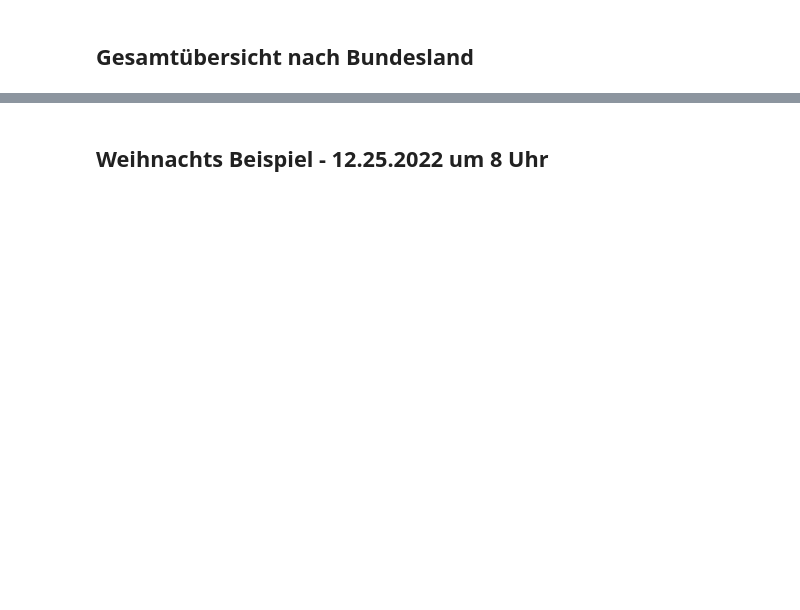
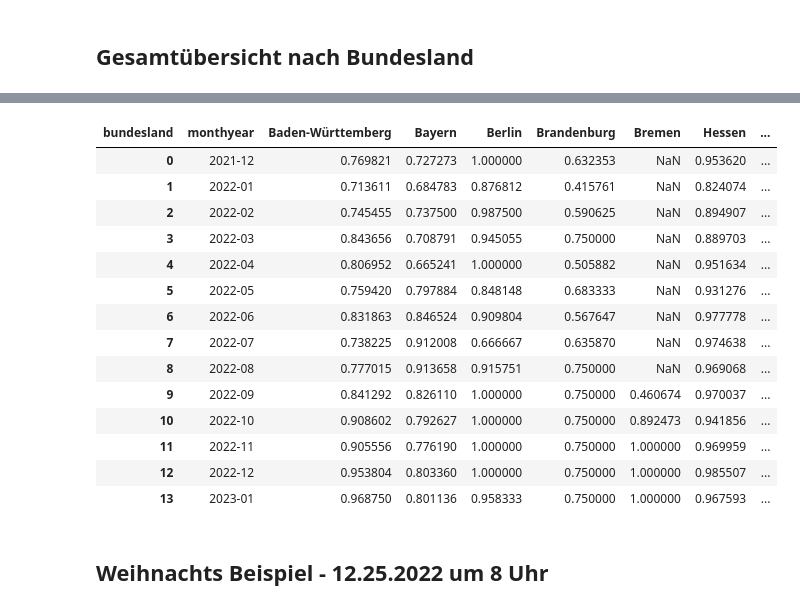
Before and after one commit to correctiv/frauenhaus-scraper, a Jupyter notebook: analysis.ipynb, the cells around one changed output, grey strips where cells are left out. Drawn from its saved outputs; the diff is of its cells as text; code cells hidden in the pictures; blank space fills up the shorter version.

Commit message:
update analysis to include all 3 daily statuses

```diff
--- a/analysis.ipynb
+++ b/analysis.ipynb
@@ -105,7 +124,7 @@ df_shelter_monthly.to_csv("./data/cleaned/belegungsquote_nach_year_month_shelter
 # %% [markdown]
 ## Overall shelter-level summary
 # %%
-df_shelter = df_shelter_date.groupby(["shelter_name","shelter_id","bundesland","bez","gen","status","latitude","longitude"]).agg(
+df_shelter = df.groupby(["shelter_name","shelter_id","bundesland","bez","gen","status","latitude","longitude"]).agg(
     n = ("status", "count")
 ).reset_index()
 df_shelter.head()
@@ -112,18 +138,16 @@ df_shelter.head()
 # %%
 # pivot to wide and fill values
-df_shelter = pd.pivot(
+df_shelter_wide = pd.pivot(
     df_shelter,
     index=["shelter_name","shelter_id","bundesland","bez","gen","latitude","longitude"],
     columns="status",
     values="n"
 ).reset_index().replace(np.nan, 0)
 
-# calculate total
-df_shelter["n"] = df_shelter.iloc[:,7:].sum(axis=1)
+n = sum(counts.timestamp_count)
 
 # get columns as pct
-df_shelter.iloc[:,7:-1] = df_shelter.iloc[:,7:-1].apply(lambda x : x / df_shelter.n, axis=0)
+df_shelter_wide.iloc[:,7:] = df_shelter_wide.iloc[:,7:]/n
 
-df_shelter = df_shelter.drop("n", axis=1)
-df_shelter.to_csv("./data/cleaned/belegungsquote_nach_shelter.csv", index=False)
+df_shelter_wide.to_csv("./data/cleaned/belegungsquote_nach_shelter.csv", index=False)
 # %% [markdown]
@@ -131,4 +155,4 @@ df_shelter.to_csv("./data/cleaned/belegungsquote_nach_shelter.csv", index=False)
 # %%
-no_data = df_shelter.loc[df_shelter["keine Angabe"] >= 0.50, "shelter_id"].values
+no_data = df_shelter_wide.loc[df_shelter_wide["keine Angabe"] >= 0.20, "shelter_id"].values
 # %% [markdown]
 ## Gesamtübersicht nach Monat
@@ -168,0 +197,9 @@ nach_bundesland.to_csv("./data/cleaned/bundesland_overview.csv", index=False)
+# %%
+# filter out where no data and mean of each status % by bundesland
+bundesland_monthyear = df_monthyear_wide.loc[~df_monthyear_wide.shelter_id.isin(no_data),] \
+    .groupby(["bundesland", "monthyear"]) \
+    .mean() \
+    .reset_index()
+
+bundesland_monthyear = bundesland_monthyear.drop(["shelter_id"], axis=1)
+bundesland_monthyear.head()
@@ -168,0 +213,19 @@ nach_bundesland.to_csv("./data/cleaned/bundesland_overview.csv", index=False)
+# %%
+monthly_no_places = bundesland_monthyear[["bundesland","monthyear","Keine Aufnahme möglich"]]
+pd.pivot(monthly_no_places, columns="bundesland", values="Keine Aufnahme möglich", index="monthyear").reset_index()
+# %% [output]
+| bundesland | monthyear | Baden-Württemberg | Bayern | Berlin | Brandenburg | Bremen | Hessen | ... |
+| 0 | 2021-12 | 0.769821 | 0.727273 | 1.000000 | 0.632353 | NaN | 0.953620 | ... |
+| 1 | 2022-01 | 0.713611 | 0.684783 | 0.876812 | 0.415761 | NaN | 0.824074 | ... |
+| 2 | 2022-02 | 0.745455 | 0.737500 | 0.987500 | 0.590625 | NaN | 0.894907 | ... |
+| 3 | 2022-03 | 0.843656 | 0.708791 | 0.945055 | 0.750000 | NaN | 0.889703 | ... |
+| 4 | 2022-04 | 0.806952 | 0.665241 | 1.000000 | 0.505882 | NaN | 0.951634 | ... |
+| 5 | 2022-05 | 0.759420 | 0.797884 | 0.848148 | 0.683333 | NaN | 0.931276 | ... |
+| 6 | 2022-06 | 0.831863 | 0.846524 | 0.909804 | 0.567647 | NaN | 0.977778 | ... |
+| 7 | 2022-07 | 0.738225 | 0.912008 | 0.666667 | 0.635870 | NaN | 0.974638 | ... |
+| 8 | 2022-08 | 0.777015 | 0.913658 | 0.915751 | 0.750000 | NaN | 0.969068 | ... |
+| 9 | 2022-09 | 0.841292 | 0.826110 | 1.000000 | 0.750000 | 0.460674 | 0.970037 | ... |
+| 10 | 2022-10 | 0.908602 | 0.792627 | 1.000000 | 0.750000 | 0.892473 | 0.941856 | ... |
+| 11 | 2022-11 | 0.905556 | 0.776190 | 1.000000 | 0.750000 | 1.000000 | 0.969959 | ... |
+| 12 | 2022-12 | 0.953804 | 0.803360 | 1.000000 | 0.750000 | 1.000000 | 0.985507 | ... |
+| 13 | 2023-01 | 0.968750 | 0.801136 | 0.958333 | 0.750000 | 1.000000 | 0.967593 | ... |
```
Also changed, not shown: parts of 26 cells of this notebook, 6 other files.
